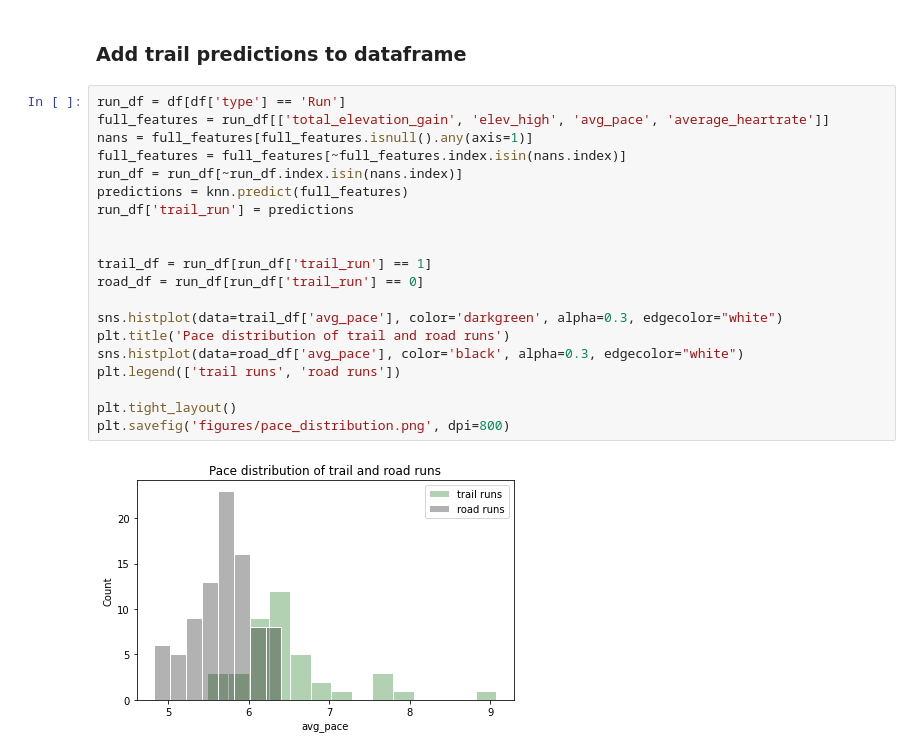
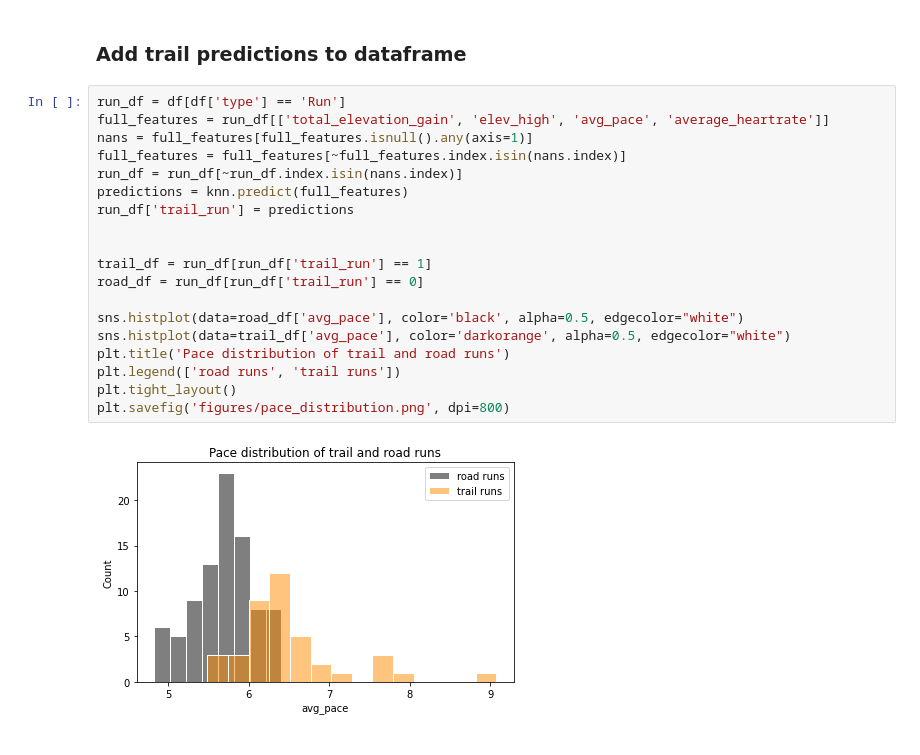
Before and after one commit to Radluy/Stravalytics, a Jupyter notebook: visualize.ipynb, the cells around one changed output. Drawn from its saved outputs; the diff is of its cells as text.

```diff
--- a/visualize.ipynb
+++ b/visualize.ipynb
@@ -340,22 +332,21 @@ named_test_X[mask] # incorrectly predicted test data
 # %%
 run_df = df[df['type'] == 'Run']
 full_features = run_df[['total_elevation_gain', 'elev_high', 'avg_pace', 'average_heartrate']]
 nans = full_features[full_features.isnull().any(axis=1)]
 full_features = full_features[~full_features.index.isin(nans.index)]
 run_df = run_df[~run_df.index.isin(nans.index)]
 predictions = knn.predict(full_features)
 run_df['trail_run'] = predictions
 
 
 trail_df = run_df[run_df['trail_run'] == 1]
 road_df = run_df[run_df['trail_run'] == 0]
 
-sns.histplot(data=trail_df['avg_pace'], color='darkgreen', alpha=0.3, edgecolor="white")
+sns.histplot(data=road_df['avg_pace'], color='black', alpha=0.5, edgecolor="white")
+sns.histplot(data=trail_df['avg_pace'], color='darkorange', alpha=0.5, edgecolor="white")
 plt.title('Pace distribution of trail and road runs')
-sns.histplot(data=road_df['avg_pace'], color='black', alpha=0.3, edgecolor="white")
-plt.legend(['trail runs', 'road runs'])
-
+plt.legend(['road runs', 'trail runs'])
 plt.tight_layout()
 plt.savefig('figures/pace_distribution.png', dpi=800)
 # %% [output]
-[figure, old version]
+[figure, new version]
```
Also changed, not shown: parts of 6 cells of this notebook.
